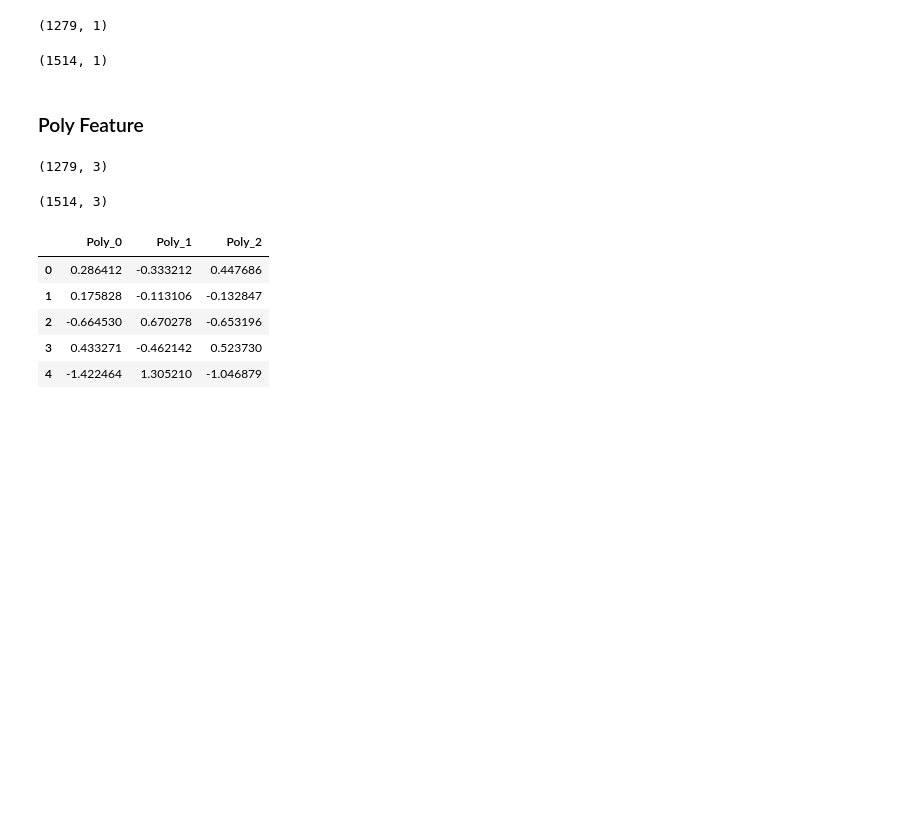
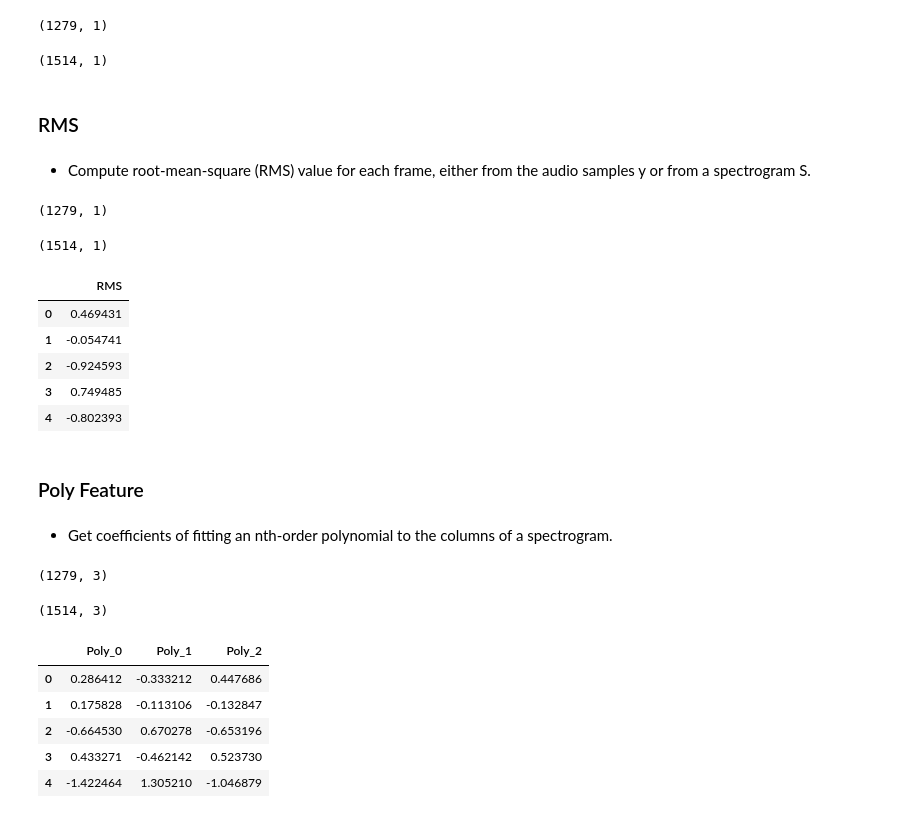
Before and after one commit to namwootree/Breakdown-in-Machine, a Jupyter notebook: Main.ipynb, the cells around one changed output. Drawn from its saved outputs; the diff is of its cells as text; code cells hidden in the pictures; blank space fills up the shorter version.

```diff
--- a/Main.ipynb
+++ b/Main.ipynb
@@ -183,8 +286,63 @@ zero_train, zero_test= scaled_df(zero_train,
 
 zero_train.columns = ['Zero_Crossing_Rate']
 zero_test.columns = ['Zero_Crossing_Rate']
+# %% [markdown]
+### RMS
+# %% [markdown]
+* Compute root-mean-square (RMS) value for each frame, either from the audio samples y or from a spectrogram S.
+# %%
+def get_rms_feature(df):
+    features = []
+    for path in tqdm(df['SAMPLE_PATH']):
+        # librosa패키지를 사용하여 wav 파일 load
+        y, sr = librosa.load(path, sr=16000)
+
+        # librosa패키지를 사용하여 RMS 추출
+        rms = librosa.feature.rms(y=y)
+
+        y_feature = []
+        # 추출된 RMS의 평균을 Feature로 사용
+        for e in rms:
+
+            y_feature.append(np.mean(e))
+
+        features.append(y_feature)
+
+    rms_df = pd.DataFrame(features,
+                           columns=['RMS'])
+
+    print(rms_df.shape)
+
+    return rms_df
+# %%
+rms_train = get_rms_feature(df_train)
+rms_test = get_rms_feature(df_test)
+# %% [output]
+(1279, 1)
+(1514, 1)
+# %%
+scaler = RobustScaler()
+rms_train, rms_test= scaled_df(rms_train,
+                                 df_train,
+                                 rms_test,
+                                 df_test,
+                                 scaler)
+
+rms_train.columns = ['RMS']
+rms_test.columns = ['RMS']
+# %%
+rms_train.head()
+# %% [output]
+|  | RMS |
+| 0 | 0.469431 |
+| 1 | -0.054741 |
+| 2 | -0.924593 |
+| 3 | 0.749485 |
+| 4 | -0.802393 |
 # %% [markdown]
 ### Poly Feature
+# %% [markdown]
+* Get coefficients of fitting an nth-order polynomial to the columns of a spectrogram.
 # %%
 def get_poly_feature(df):
     features = []
```
Also changed, not shown: parts of 39 cells of this notebook.
